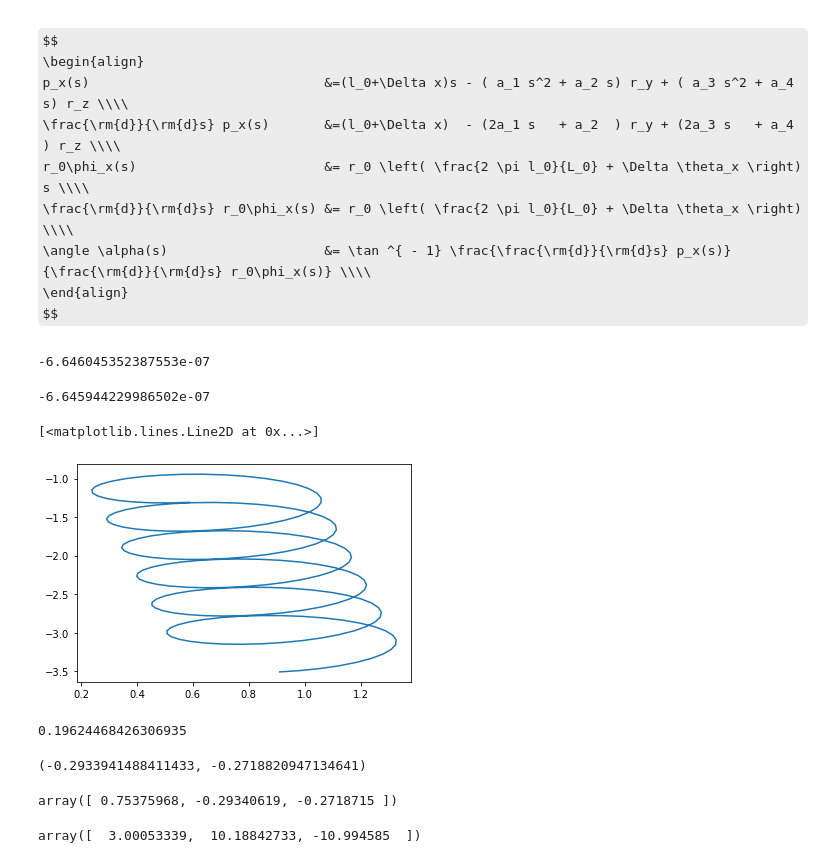
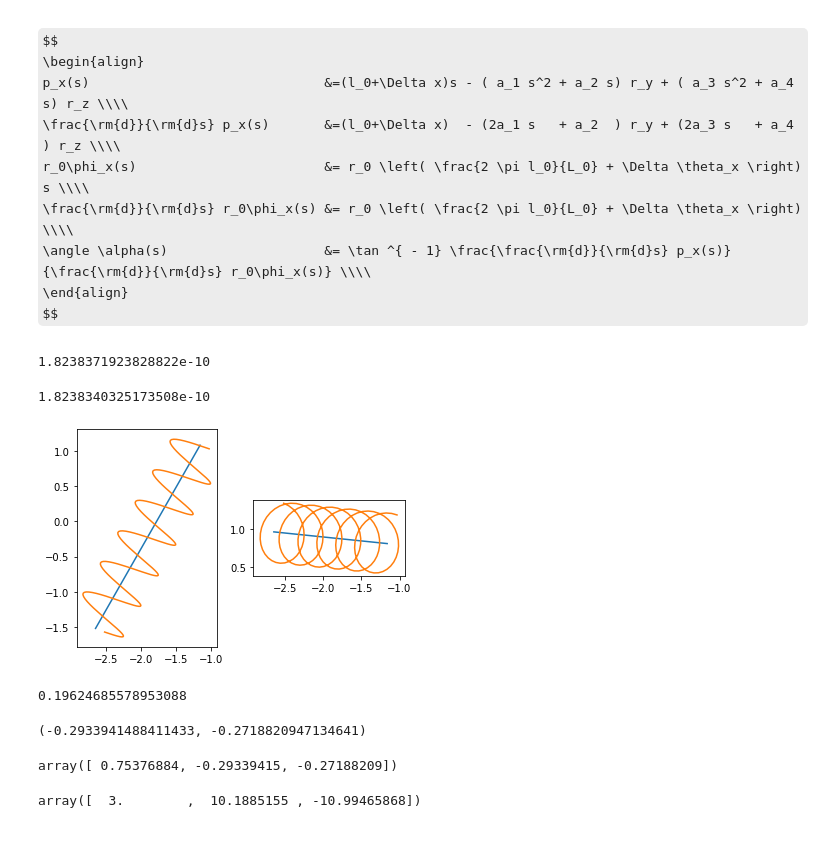
Before and after one commit to CurryMultiSci/Ballscrew-ElasticShaft-withCoulomb, a Jupyter notebook: _2_Discretize_of_Screw_Shaft/index.ipynb, the cells around one changed output. Saved outputs shown, nothing was run; the diff lists cells and outputs as text; code cells hidden in the pictures; some formulas as TeX source.

```diff
--- a/_2_Discretize_of_Screw_Shaft/index.ipynb
+++ b/_2_Discretize_of_Screw_Shaft/index.ipynb
@@ -127,14 +127,16 @@ z(s) &= (l_0 + \Delta x) (- \frac{1}{3}a_3 s^3 - \frac{1}{2}a_4 s^2) \\\\
 \end{align}
 $$
 # %%
+error_scale = 1e-10
+
 x0 = np.random.randn(3)
 q0 = quaternion.from_float_array(np.random.randn(4)).normalized()
-dq = quaternion.from_float_array(np.append(1, np.random.randn(3) * 1e-6)).normalized()
+dq = quaternion.from_float_array(np.append(1, np.random.randn(3) * error_scale)).normalized()
 q1 = q0 * dq
 x_unit = np.array([1, 0, 0])
 l0 = 3.0
 
-x1 = x0 + l0 * (quaternion.rotate_vectors(q0, x_unit)) + np.random.randn(3) * 1e-4
+x1 = x0 + l0 * (quaternion.rotate_vectors(q0, x_unit)) + np.random.randn(3) * error_scale
 
 xs0, qs0 = Beam_Displacement_All(x0, q0, x1, q1, l0, 0.0)
 
@@ -228,11 +234,11 @@ $$
 dq_true = q0.inverse() * qs_true * 2
 print(dq_true.x)
 # %% [output]
--6.646045352387553e-07
+1.8238371923828822e-10
 # %%
 ((y_true - u__)*v__ - (z_true - v__)*u__) / 0.13
 # %% [output]
--6.645944229986502e-07
+1.8238340325173508e-10
 # %%
 L0 = 0.5
 r0 = 0.4
@@ -243,17 +249,22 @@ a_array = np.zeros([n0, 3])
 s_array = np.linspace(0, 1, n0)
 
 for i0 in range(n0):
-    xs, qs = Beam_Displacement(x0, q0, s_array[i0], ab0, cd0, l0_dx0, dq0)
-    alps   = da + 2 * np.pi * l0 / L0 * s_array[i0]
+    xs, qs = Beam_Displacement_All(x0, q0, x1, q1, l0, s_array[i0])
+    alps   = da + (2 * np.pi * l0 / L0 * s_array[i0])
     ys, zs = r0 * np.cos(alps), r0 * np.sin(alps)
     p_array[i0] = xs + quaternion.rotate_vectors(qs, np.array([0, ys, zs]))
     a_array[i0] = xs + quaternion.rotate_vectors(qs, np.array([0,  0,  0]))
-# %%
-from matplotlib import pyplot as plt
-plt.plot(p_array[:,0], p_array[:,2])
-# %% [output]
-[<matplotlib.lines.Line2D at 0x...>]
-[figure, removed]
+# %%
+from matplotlib import pyplot as plt
+
+fig, axs = plt.subplots(1,2)
+axs[0].plot(a_array[:,0], a_array[:,1], p_array[:,0], p_array[:,1])
+axs[0].set_aspect('equal')
+
+axs[1].plot(a_array[:,0], a_array[:,2], p_array[:,0], p_array[:,2])
+axs[1].set_aspect('equal')
+# %% [output]
+[figure, added]
 # %%
 p49, p50, p51 = p_array[49:52]
 a49, a50, a51 = a_array[49:52]
@@ -267,7 +280,7 @@ from numpy.linalg import norm
 cos_alp_ = np.dot(p_dirc, a_dirc) / norm(p_dirc) / norm(a_dirc)
 cos_alp_
 # %% [output]
-0.19624468426306935
+0.19624685578953088
 # %%
 alps     = da + 2 * np.pi * l0 / L0 * s_array[50]
 y50, z50 = r0 * np.cos(alps), r0 * np.sin(alps)
@@ -278,12 +291,12 @@ y50, z50
 # %%
 uv_
 # %% [output]
-array([ 0.75375968, -0.29340619, -0.2718715 ])
+array([ 0.75376884, -0.29339415, -0.27188209])
 # %%
-dpds = p_dirc / (s_array[51] - s_array[49])
+dpds = p_dirc / ds
 dpds
 # %% [output]
-array([  3.00053339,  10.18842733, -10.994585  ])
+array([  3.        ,  10.1885155 , -10.99465868])
 # %%
 dpxds = np.dot(dpds, a_dirc) / norm(a_dirc)
 dpxds
```
Also changed, not shown: parts of 10 cells of this notebook, 1 other file.
